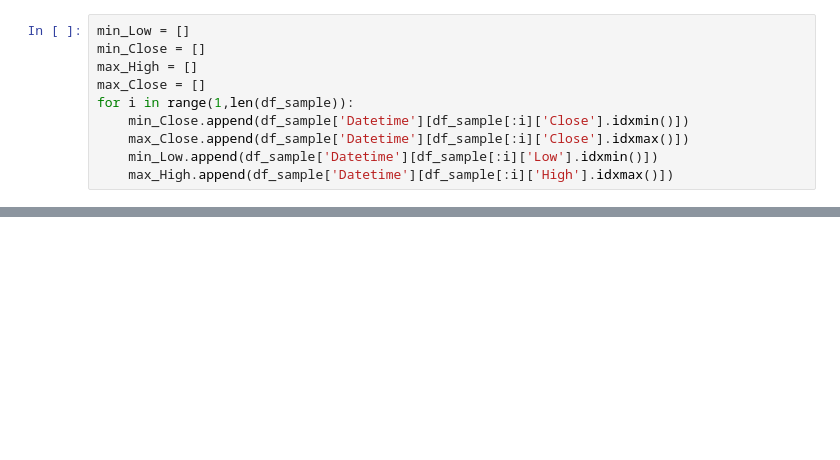
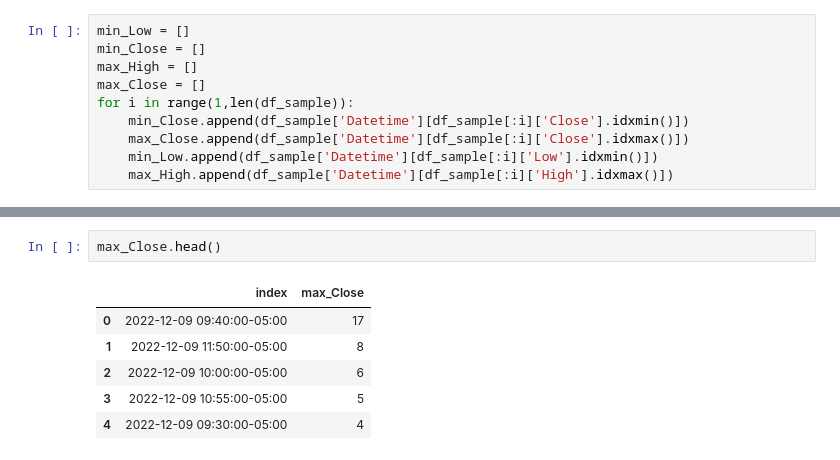
Before and after one commit to nate-belete/algoTrading, a Jupyter notebook: Intraday Lows and Highs.ipynb, the cells around one changed output, grey strips where cells are left out. Drawn from its saved outputs; the diff is of its cells as text; blank space fills up the shorter version.

```diff
--- a/Intraday Lows and Highs.ipynb
+++ b/Intraday Lows and Highs.ipynb
@@ -88,0 +270,9 @@ df_sample
+# %%
+max_Close.head()
+# %% [output]
+|  | index | max_Close |
+| 0 | 2022-12-09 09:40:00-05:00 | 17 |
+| 1 | 2022-12-09 11:50:00-05:00 | 8 |
+| 2 | 2022-12-09 10:00:00-05:00 | 6 |
+| 3 | 2022-12-09 10:55:00-05:00 | 5 |
+| 4 | 2022-12-09 09:30:00-05:00 | 4 |
```
Also changed, not shown: parts of 14 cells of this notebook.
